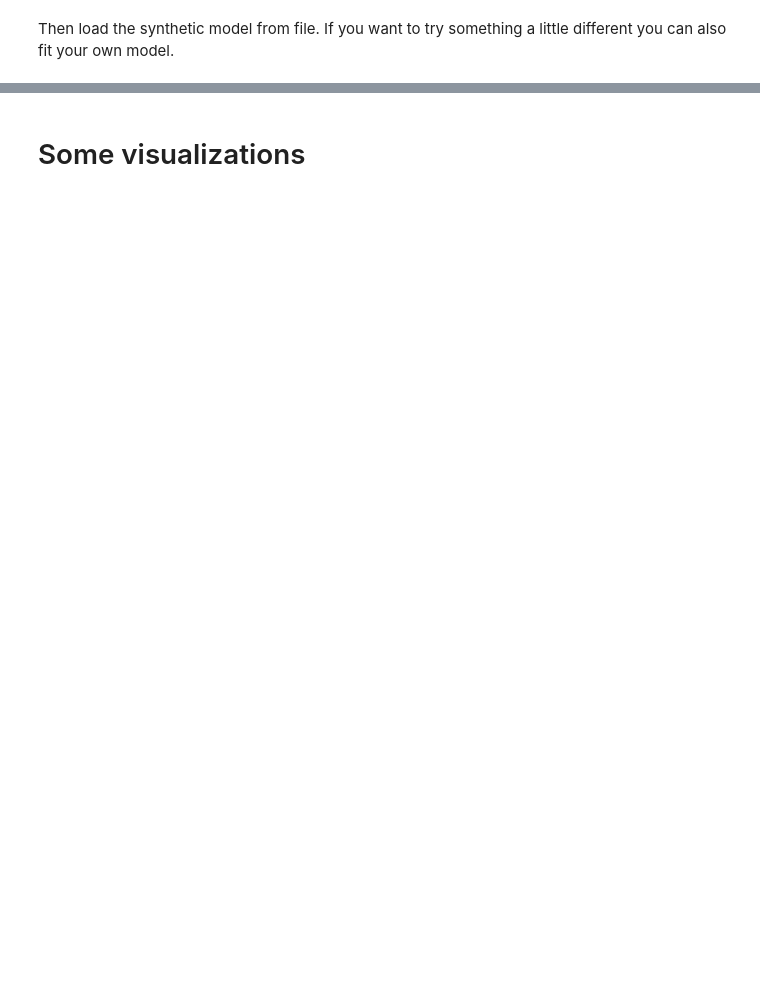
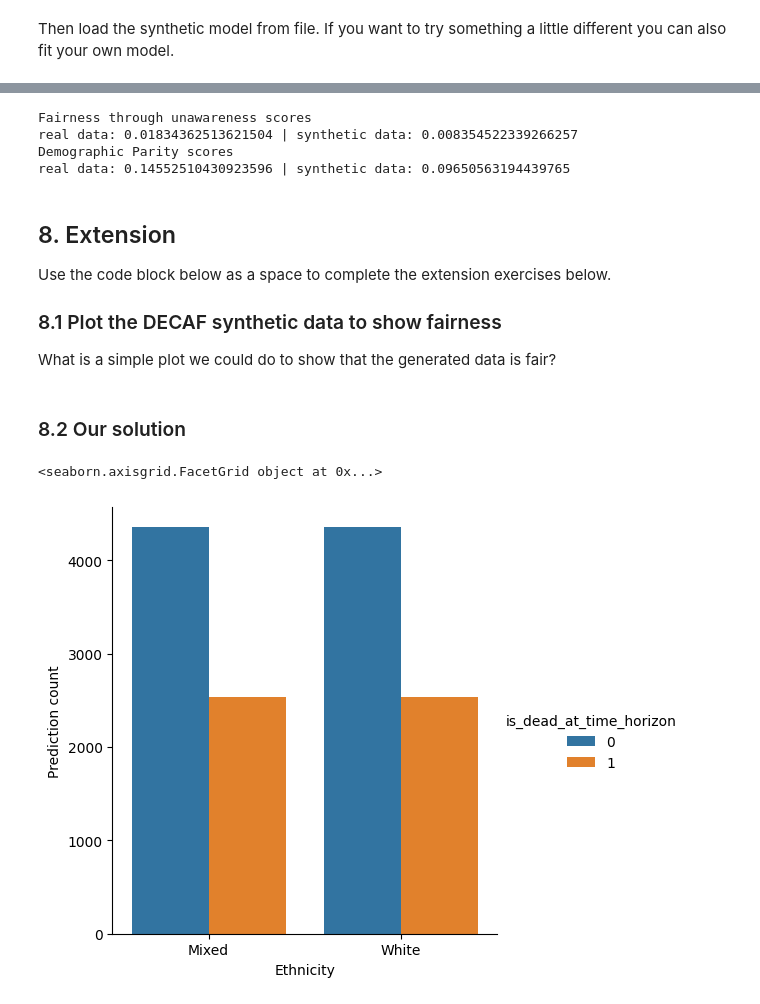
Before and after one commit to vanderschaarlab/synthetic-data-lab, a Jupyter notebook: Tutorials/Case Study 2 - Fairness.ipynb, the cells around one changed output, grey strips where cells are left out. Drawn from its saved outputs; the diff is of its cells as text; code cells hidden in the pictures; blank space fills up the shorter version.

```diff
--- a/Tutorials/Case Study 2 - Fairness.ipynb
+++ b/Tutorials/Case Study 2 - Fairness.ipynb
@@ -336,7 +425,6 @@ First, we define some useful variables.
 # %%
 prefix = "fairness.causal_generation"
 model = "decaf"
-n_iter = 20
+n_iter = 100
 count = 6882 # set the count equal to the number of rows in the original dataset
-random_state=42
-print(model)
+random_state=1
@@ -380,5 +489,78 @@ demographic_parity_score_gt = fairness_scores.demographic_parity_score(loader)
 demographic_parity_score_syn = fairness_scores.demographic_parity_score(decaf_syn_data)
 
 print(f"Demographic Parity scores \nreal data: {demographic_parity_score_gt} | synthetic data: {demographic_parity_score_syn}")
+# %% [output]
+Fairness through unawareness scores
+real data: 0.01834362513621504 | synthetic data: 0.008354522339266257
+Demographic Parity scores
+real data: 0.14552510430923596 | synthetic data: 0.09650563194439765
 # %% [markdown]
-# Some visualizations
+## 8. Extension
+Use the code block below as a space to complete the extension exercises below.
+
+### 8.1 Plot the DECAF synthetic data to show fairness
+
+What is a simple plot we could do to show that the generated data is fair?
+# %% [markdown]
+### 8.2 Our solution
+# %%
+# Define the model
+xgb_model = xgb.XGBClassifier(
+    n_estimators=2000,
+    learning_rate=0.01,
+    max_depth=5,
+    subsample=0.8,
+    colsample_bytree=1,
+    gamma=1,
+    objective="binary:logistic",
+    random_state=42,
+)
+
+# Load the model trained on the whole dataset
+saved_model_path = FAIR_RES_PATH / "fairness_causal_gen_decaf_synthetic_data.json"
+xgb_model.load_model(saved_model_path)
+synth_data_to_predict = decaf_syn_data.dataframe().drop(columns=["is_dead_at_time_horizon=14"])
+targets_synth_data_to_predict = decaf_syn_data["is_dead_at_time_horizon=14"]
+
+# # The saved model was trained with the following code
+# xgb_model.fit(synth_data_to_predict, targets_synth_data_to_predict)
+# xgb_model.save_model(saved_model_path)
+
+# Get the indices to loop through
+ethnicity_idxes = decaf_syn_data["Ethnicity"].unique()
+ethnicity_idxes.sort()
+
+predictions = {}
+for ethnicity_idx in ethnicity_idxes:
+    synth_data_to_predict_per_ethnicity = synth_data_to_predict.loc[synth_data_to_predict["Ethnicity"] == ethnicity_idx]
+    # display(synth_data_to_predict)
+
+    synthetic_predictions = xgb_model.predict(synth_data_to_predict)
+
+    unique, counts = np.unique(synthetic_predictions, return_counts=True)
+    prediction_counts = {unique[0]: counts[0], unique[1]: counts[1]}
+    predictions[ethnicity_mapper[ethnicity_idx]] = prediction_counts
+
+prediction_frequency_data = pd.DataFrame(data={
+    "Ethnicity": predictions.keys(),
+    "0": [p_c[0] for p, p_c in predictions.items()],
+    "1": [p_c[1] for p, p_c in predictions.items()],
+})
+# print(sns.barplot(data=prediction_frequency_per_ethnicity_data, x="Ethnicity", y="Predicted 0 count"))
+prediction_frequency_data_m = pd.melt(prediction_frequency_data, id_vars="Ethnicity")
+prediction_frequency_data_m = prediction_frequency_data_m.rename(
+    columns={"variable": "is_dead_at_time_horizon", "value": "Prediction count"}
+)
+
+print(
+    sns.catplot(
+        data=prediction_frequency_data_m,
+        x="Ethnicity",
+        y="Prediction count",
+        hue="is_dead_at_time_horizon",
+        kind="bar"
+    )
+)
+# %% [output]
+<seaborn.axisgrid.FacetGrid object at 0x...>
+[figure, added]
```
Also changed, not shown: parts of 29 cells of this notebook, 4 other files.
